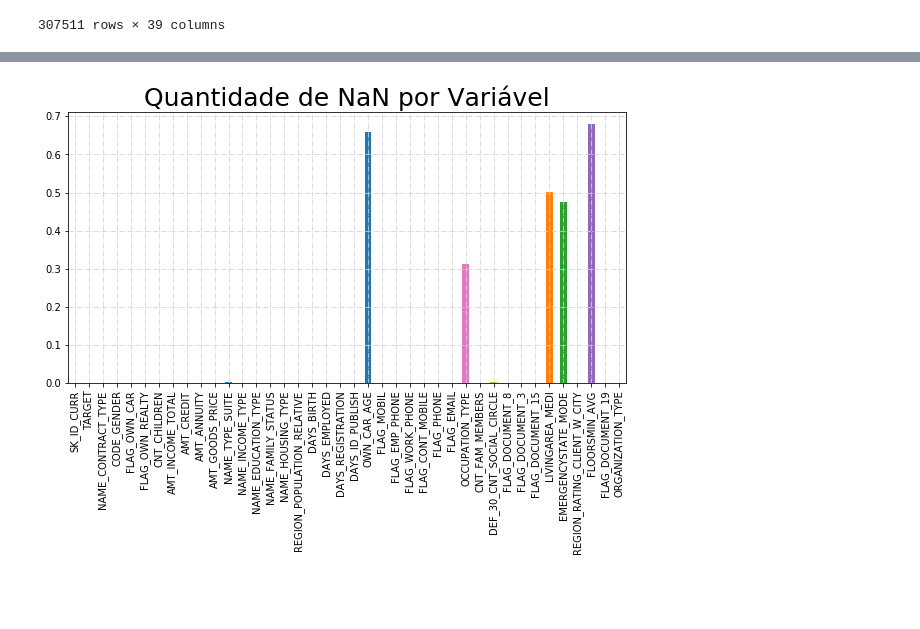
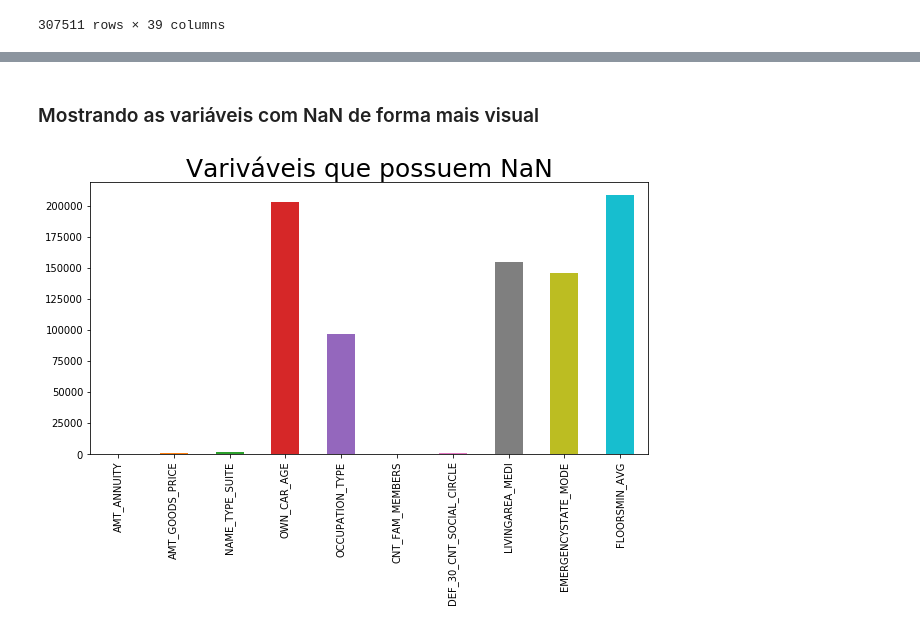
Before and after one commit to jrperin/Inteligencia_Artificial_I, a Jupyter notebook: Trabalho_IA_JRPerin.ipynb, the cells around one changed output, grey strips where cells are left out. Cells and saved outputs as stored; diff of their text form; code cells hidden in the pictures; blank space fills up the shorter version.

````diff
--- a/Trabalho_IA_JRPerin.ipynb
+++ b/Trabalho_IA_JRPerin.ipynb
@@ -176,8 +180,6 @@ __Total de Registros:__  307511
 > EMERGENCYSTATE_MODE            161756 non-null object
 > FLOORSMIN_AVG                   98869 non-null float64
 ```
-# %%
-df =
 # %%
 df.shape
 # %% [output]
@@ -256,0 +295,3 @@ import matplotlib.pyplot as plt
+# %%
+null_cols = df.columns[df.isnull().any()]
+null_cols
@@ -256,0 +303,3 @@ import matplotlib.pyplot as plt
+# %%
+null_count = df[null_cols].isnull().sum()
+null_count
@@ -257,18 +318,19 @@ import matplotlib.pyplot as plt
+# %% [markdown]
+### Mostrando as variáveis com NaN de forma mais visual
 # %%
 plt.figure()
 
-df_nulls.plot(
+null_count.plot(
     kind = 'bar',
     figsize = (10,5),
     fontsize = '10',
-    style='k--',
 
 )
-plt.grid(True)
-plt.title("Quantidade de NaN por Variável", fontsize = 25)
-plt.rc('grid', linestyle="-.", color="lightgray")
+#plt.grid(True)
+plt.title("Variváveis que possuem NaN", fontsize = 25)
+#plt.rc('grid', linestyle="-.", color="lightgray")
 
 #plt.legend(loc='best')
 plt.show()
 # %% [output]
-[figure, old version]
+[figure, new version]
````
Also changed, not shown: parts of 20 cells of this notebook, 2 other files.
